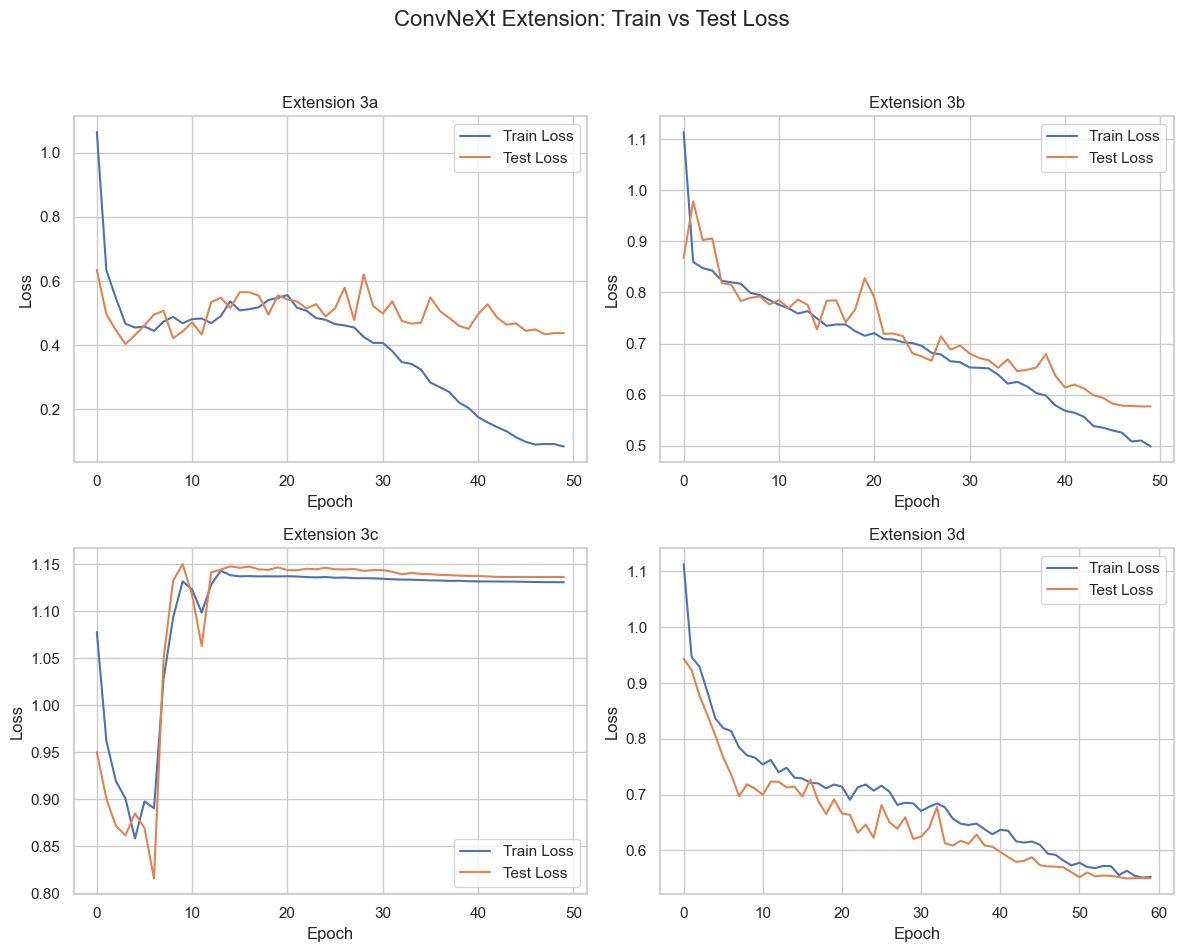
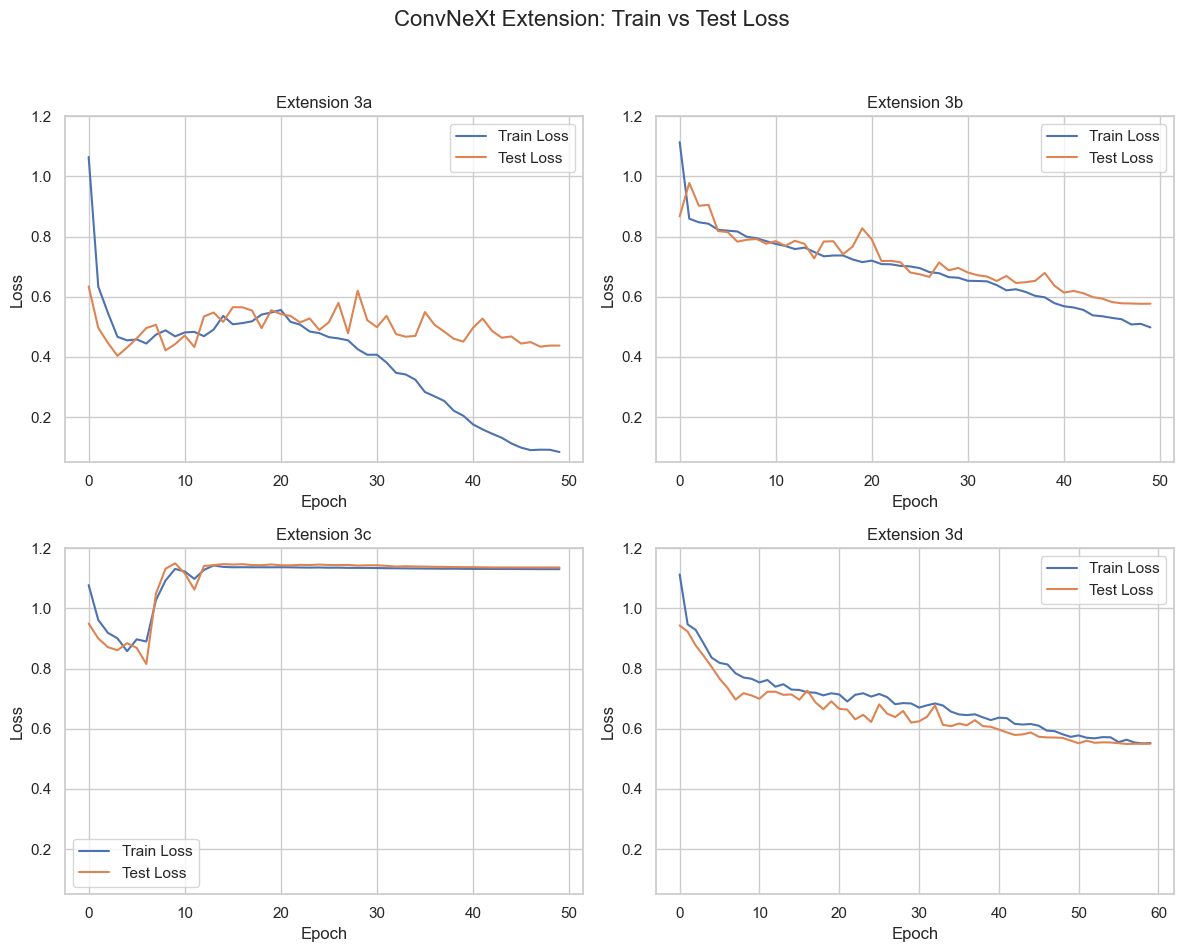
The notebook cell's code change between the first figure and the second:
--- before
+++ after
@@ -10,4 +10,5 @@
 axes[0, 0].set_xlabel("Epoch")
 axes[0, 0].set_ylabel("Loss")
+axes[0, 0].set_ylim(0.05, 1.2)
 axes[0, 0].legend()
 
@@ -17,4 +18,5 @@
 axes[0, 1].set_xlabel("Epoch")
 axes[0, 1].set_ylabel("Loss")
+axes[0, 1].set_ylim(0.05, 1.2)
 axes[0, 1].legend()
 
@@ -24,4 +26,5 @@
 axes[1, 0].set_xlabel("Epoch")
 axes[1, 0].set_ylabel("Loss")
+axes[1, 0].set_ylim(0.05, 1.2)
 axes[1, 0].legend()
 
@@ -31,4 +34,5 @@
 axes[1, 1].set_xlabel("Epoch")
 axes[1, 1].set_ylabel("Loss")
+axes[1, 1].set_ylim(0.05, 1.2)
 axes[1, 1].legend()
 

Commit: Cleaned up notebook and visualisation axis